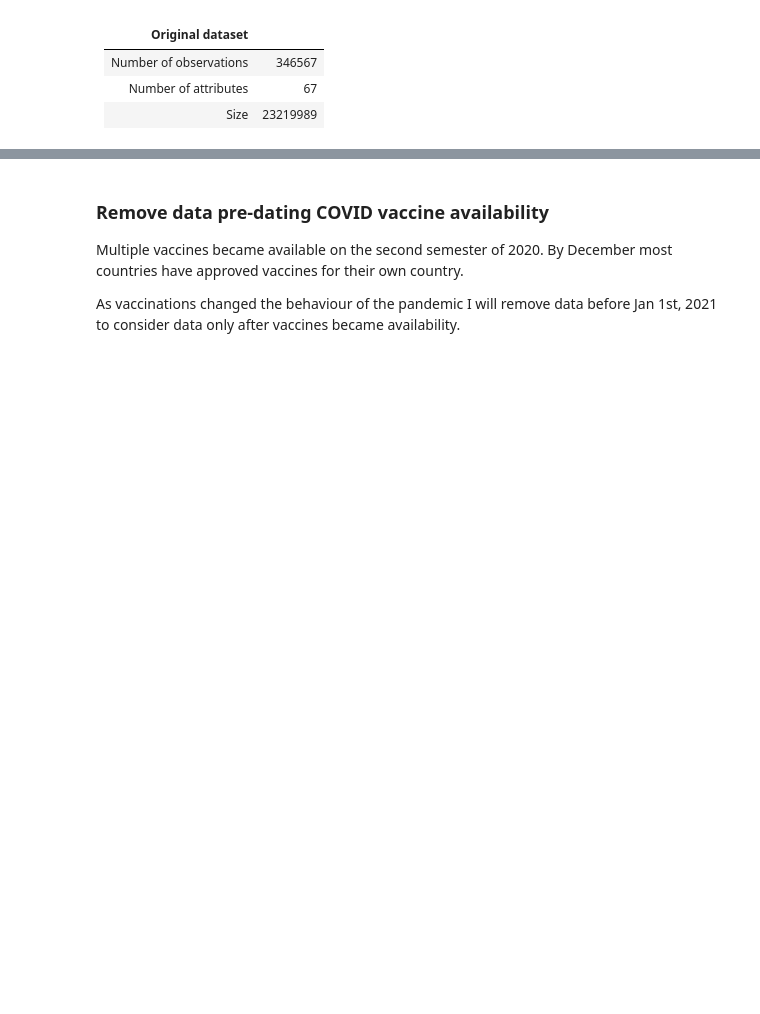
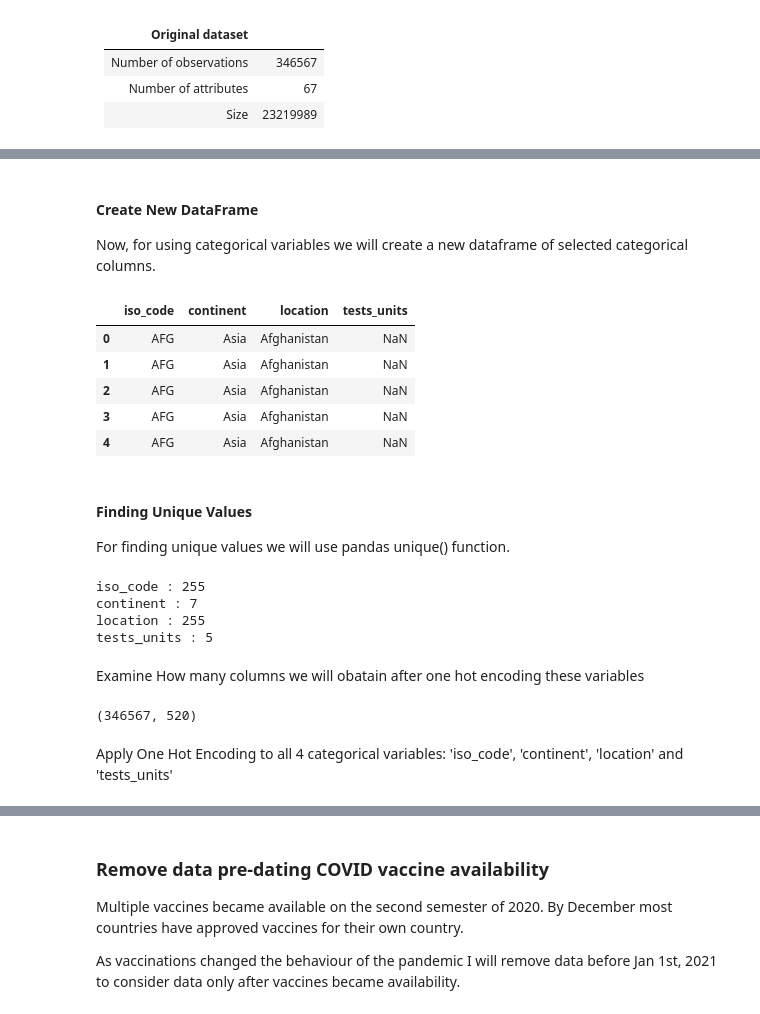
Before and after one commit to aamadorc/CIND820, a Jupyter notebook: CIND820_EDA.ipynb, the cells around one changed output, grey strips where cells are left out. Drawn from its saved outputs; the diff is of its cells as text; code cells hidden in the pictures; blank space fills up the shorter version.

```diff
--- a/CIND820_EDA.ipynb
+++ b/CIND820_EDA.ipynb
@@ -156,0 +183,35 @@ df_details("Original dataset", raw_data)
+# %% [markdown]
+#### Create New DataFrame
+Now, for using categorical variables we will create a new dataframe of selected categorical columns.
+# %%
+categorical_cols = ['iso_code', 'continent', 'location', 'tests_units']
+categorical_df = raw_data[categorical_cols]
+categorical_df.head()
+# %% [output]
+|  | iso_code | continent | location | tests_units |
+| 0 | AFG | Asia | Afghanistan | NaN |
+| 1 | AFG | Asia | Afghanistan | NaN |
+| 2 | AFG | Asia | Afghanistan | NaN |
+| 3 | AFG | Asia | Afghanistan | NaN |
+| 4 | AFG | Asia | Afghanistan | NaN |
+# %% [markdown]
+#### Finding Unique Values
+
+For finding unique values we will use pandas unique() function.
+# %%
+# unique values in each columns
+for x in categorical_df.columns:
+    print(x, ':', len(categorical_df[x].unique()))
+# %% [output]
+iso_code : 255
+continent : 7
+location : 255
+tests_units : 5
+# %% [markdown]
+Examine How many columns we will obatain after one hot encoding these variables
+# %%
+pd.get_dummies(categorical_df, drop_first=False).shape
+# %% [output]
+(346567, 520)
+# %% [markdown]
+Apply One Hot Encoding to all 4 categorical variables: 'iso_code', 'continent', 'location' and 'tests_units'
```
Also changed, not shown: parts of 27 cells of this notebook, 2 other files.
